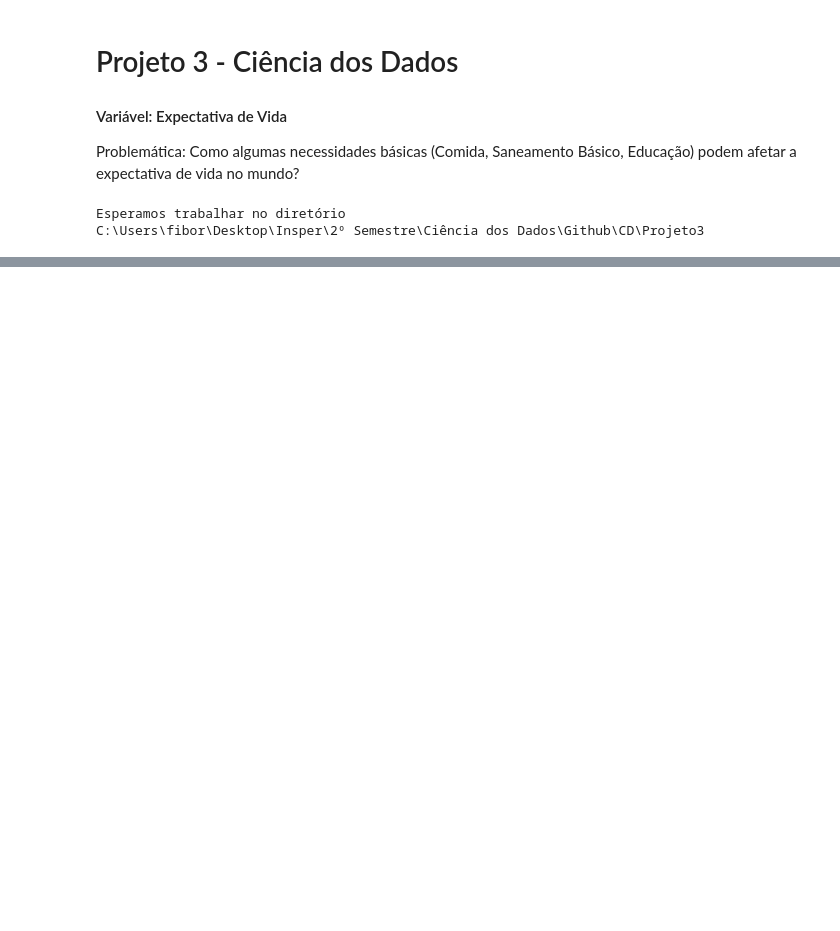
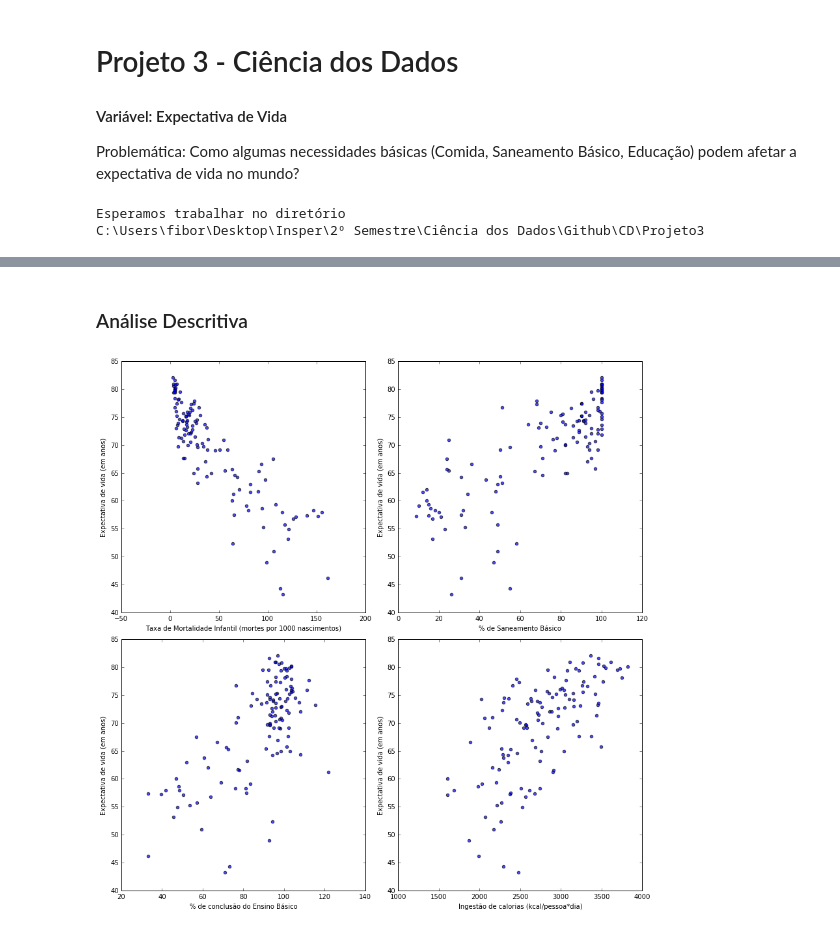
Before and after one commit to filipefborba/CD, a Jupyter notebook: Projeto3/Projeto 3 - Borba e Michel.ipynb, the cells around one changed output, grey strips where cells are left out. Saved outputs shown, nothing was run; the diff lists cells and outputs as text; code cells hidden in the pictures; blank space fills up the shorter version.

```diff
--- a/Projeto3/Projeto 3 - Borba e Michel.ipynb
+++ b/Projeto3/Projeto 3 - Borba e Michel.ipynb
@@ -42,0 +43,23 @@ dados.head()
+# %% [markdown]
+### Análise Descritiva
+# %%
+f, ax = plt.subplots(2,2,figsize=(12,12))
+ax[0,0].scatter(dados.Child, dados.Life, alpha=0.7)  # Plot the raw data
+ax[0,0].set_xlabel("Taxa de Mortalidade Infantil (mortes por 1000 nascimentos)")
+ax[0,0].set_ylabel("Expectativa de vida (em anos)")
+
+ax[0,1].scatter(dados.Sanitation, dados.Life, alpha=0.7)  # Plot the raw data
+ax[0,1].set_xlabel("% de Saneamento Básico")
+ax[0,1].set_ylabel("Expectativa de vida (em anos)")
+
+ax[1,0].scatter(dados.School, dados.Life, alpha=0.7)  # Plot the raw data
+ax[1,0].set_xlabel("% de conclusão do Ensino Básico")
+ax[1,0].set_ylabel("Expectativa de vida (em anos)")
+
+ax[1,1].scatter(dados.Food, dados.Life, alpha=0.7)  # Plot the raw data
+ax[1,1].set_xlabel("Ingestão de calorias (kcal/pessoa*dia)")
+ax[1,1].set_ylabel("Expectativa de vida (em anos)")
+
+plt.tight_layout(1)
+# %% [output]
+[figure, added]
```
Also changed, not shown: parts of 1 cell of this notebook, 1 other file.
